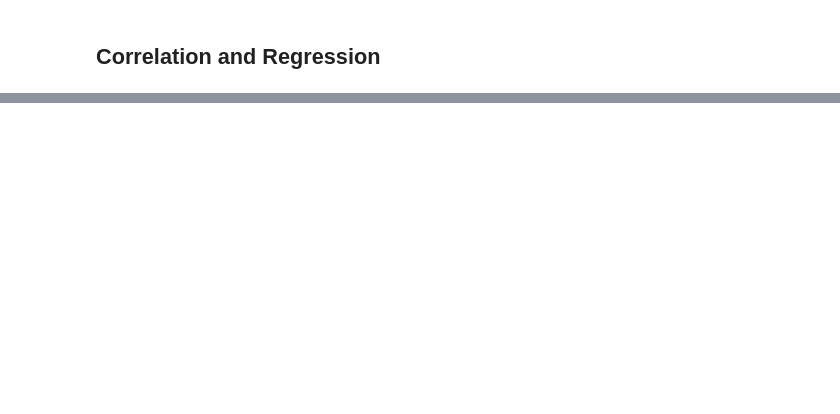
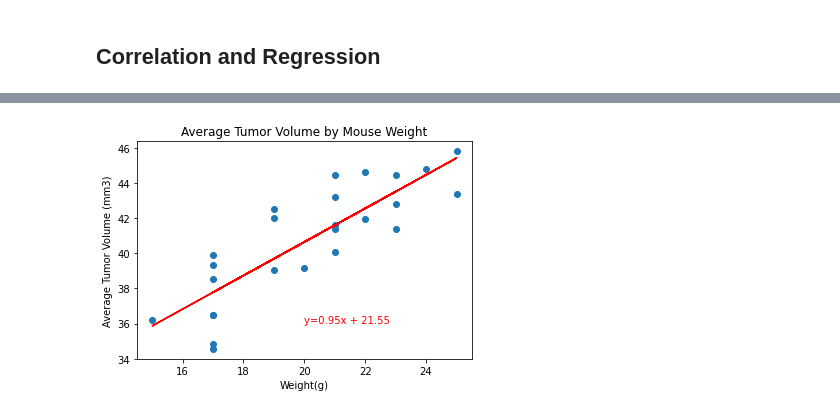
Before and after one commit to mchandler02/Matplotlib-Challenge, a Jupyter notebook: pymaceuticals_starter.ipynb, the cells around one changed output, grey strips where cells are left out. Cells and saved outputs as stored; diff of their text form; code cells hidden in the pictures; blank space fills up the shorter version.

```diff
--- a/pymaceuticals_starter.ipynb
+++ b/pymaceuticals_starter.ipynb
@@ -278,0 +371,10 @@ Ramicane has no outliers
+# %%
+plt.scatter(mouse_weight, avg_tumor_vol)
+plt.plot(mouse_weight, regress_values, "r-")
+plt.annotate(line_eq, (20,36), color = 'r')
+plt.title('Average Tumor Volume by Mouse Weight')
+plt.xlabel('Weight(g)')
+plt.ylabel('Average Tumor Volume (mm3)')
+plt.show()
+# %% [output]
+[figure, added]
```
Also changed, not shown: parts of 12 cells of this notebook.
